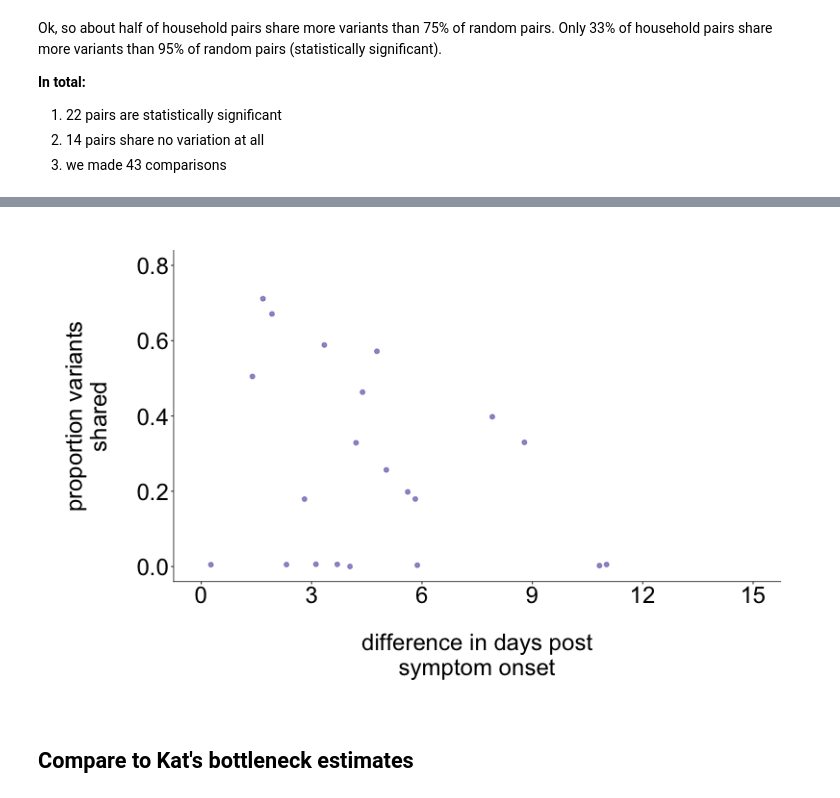
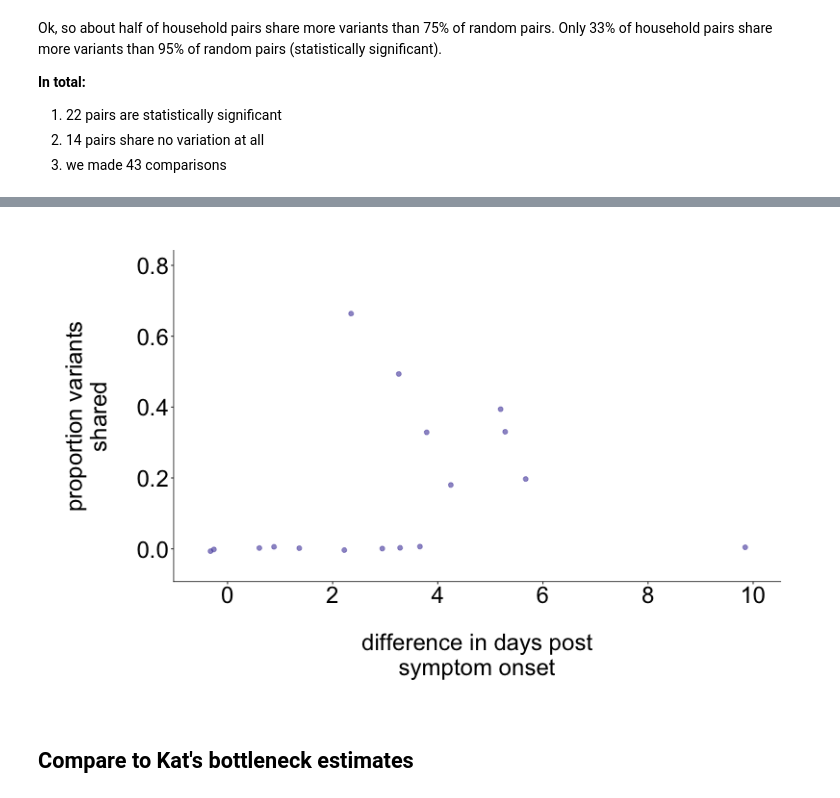
Before and after one commit to lmoncla/ncov-WI-within-host, a Jupyter notebook: scripts/transmission-pairs-permutation-test.ipynb, the cells around one changed output, grey strips where cells are left out. Cells and saved outputs as stored; diff of their text form; code cells hidden in the pictures.

Commit message:
updating plotting scripts

```diff
--- a/scripts/transmission-pairs-permutation-test.ipynb
+++ b/scripts/transmission-pairs-permutation-test.ipynb
@@ -423,9 +411,9 @@ df_to_run = s
 # run it for all pairs
 proportions, number, proportions_df, number_df = run_permutation_test(n_iterations, df_to_run, variant_column)
 
-shared_fractions_trans_pairs,p_values_random_pairs,tip1,tip2,diff_onset_dates = compute_p_values_for_transmission_pairs(metadata_dict,household_groups,pairs_to_exclude, df_to_run, proportions, variant_column)
+shared_fractions_trans_pairs,p_values_random_pairs,tip1,tip2 = compute_p_values_for_transmission_pairs(metadata_dict_households,household_groups,pairs_to_exclude, df_to_run, proportions, variant_column)
 percentile_random_pairs = np.percentile(proportions_df['proportion_shared'], 95)
-df2_random = generate_df2(shared_fractions_trans_pairs,p_values_random_pairs,tip1,tip2,diff_onset_dates)
+df2_random = generate_df2(shared_fractions_trans_pairs,p_values_random_pairs,tip1,tip2)
 # %%
 # run it for all pairs, but excluding household pairs in the random pairs df
 # proportions, number, proportions_df, number_df = run_permutation_test_no_household_pairs(n_iterations, df_to_run,household_groups)
@@ -460,0 +449,7 @@ df2_random.head()
+# %%
+# read in difference in symptom onset dates
+diff_onsets_file = "/Users/lmoncla/src/ncov-WI-within-host/data/household-pairs-onset-dates-diff-2021-04-06.txt"
+onsets_dict = read_in_diff_symptom_onsets(diff_onsets_file)
+# %%
+onsets_df = pd.DataFrame.from_dict(onsets_dict, orient="index")
+onsets_df.head()
@@ -460,0 +463,3 @@ df2_random.head()
+# %%
+df2_random = df2_random.merge(onsets_df, on=['sample1','sample2'])
+df2_random.head()
@@ -630,41 +632,41 @@ df2_random
 # %%
 %%R -w 800 -h 500 -u px -i current_date,variant_percent,df2_random,percentile_random_pairs,household_pair_color  # this sets the size of the plot...otherwise, it will go off the page
 
 require(ggplot2)
 library(ggplot2)
 library(RColorBrewer)
 
 output_filename = paste("shared-variants-vs-symptom-onset-",variant_percent,"percent-",current_date,".pdf", sep="")
-df2_random$diff_symptom_onset_dates = as.numeric(df2_random$diff_symptom_onset_dates)
+df2_random$onset_dates_diff = as.numeric(df2_random$onset_dates_diff)
 
-p <- ggplot(data=df2_random, aes(y=fraction_shared, x=diff_symptom_onset_dates)) +
+p <- ggplot(data=df2_random, aes(y=fraction_shared, x=onset_dates_diff)) +
     geom_jitter(size=2, alpha=0.6, color=household_pair_color)+
     #geom_label(data=df2_random, aes(x=fraction_shared,y=y,label=pair),label.size=NA, size=6)+
     labs(x="\ndifference in days post\nsymptom onset",y="proportion variants\nshared\n")+
-    scale_color_manual(values=c(significant="orange",not=not_sig_color), labels=c(" not sig."," p < 0.05"), guide=FALSE)+
+    #scale_color_manual(values=c(significant="orange",not=not_sig_color), labels=c(" not sig."," p < 0.05"), guide=FALSE)+
     #scale_fill_manual(values=c(arose_on_tip=tip_color,arose_on_internal_node=node_color), labels=c("tip", "internal node"))+
-    scale_y_continuous(breaks=seq(0,0.8,0.2), limits=c(0,0.8))+
-    scale_x_continuous(limits=c(0,15), breaks=seq(0,15,3))+
+    scale_y_continuous(breaks=seq(0,0.8,0.2), limits=c(-0.05,0.8))+
+    scale_x_continuous(limits=c(-0.5,10), breaks=seq(0,10,2))+
     theme(panel.grid.major=element_line(colour=NA,size=NA))+
     theme(panel.grid.minor=element_line(colour=NA,size=NA))+
     theme(strip.background = element_rect(colour=NA, fill=NA))+
     theme(axis.line.x=element_line(colour="black"))+
     theme(axis.line.y=element_line(colour="black"))+
     theme(axis.title=element_text(size=24, vjust=5))+
     theme(axis.text.y=element_text(size=24, colour="black"))+
     theme(axis.text.x=element_text(size=24, colour="black", hjust=0.5))+
     theme(legend.title=element_blank())+
     theme(panel.margin=unit(1, "lines"))+
     theme(plot.margin=unit(c(1,1,1,1),"cm"))+
     theme(legend.key.size=unit(0.7, "cm"))+
     theme(panel.background=element_rect(fill=NA))+
-    theme(legend.key=element_rect(fill=NA))+
-    theme(legend.position = c(legend_x, legend_y))
+    theme(legend.key=element_rect(fill=NA))
+    #theme(legend.position = c(legend_x, legend_y))
 
 ggsave(output_filename, width = 6, height = 5, device = "pdf", path = "../figures/individual-pdfs/", dpi = 300)
 p
 # %% [output]
-[figure, old version]
+[figure, new version]
 # %% [markdown]
 ## Compare to Kat's bottleneck estimates
 # %%
```
Also changed, not shown: parts of 25 cells of this notebook, 4 other files.
